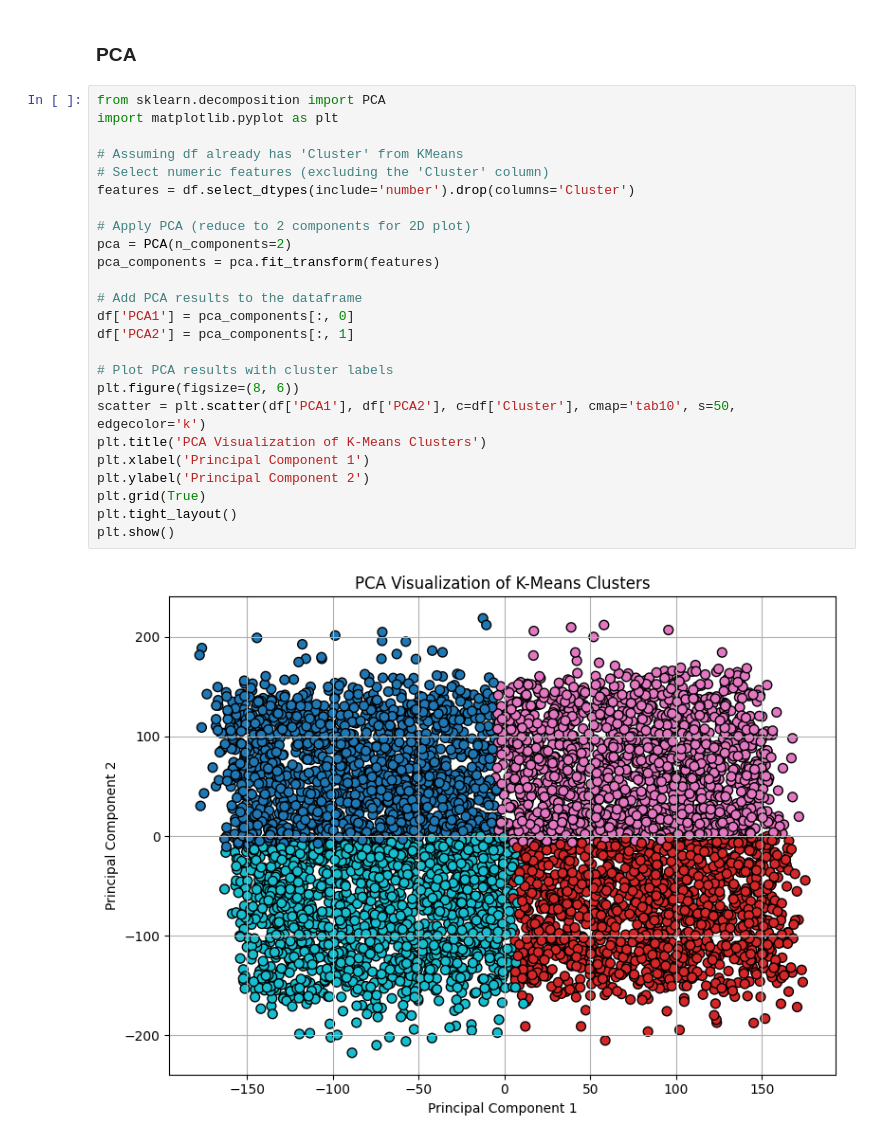
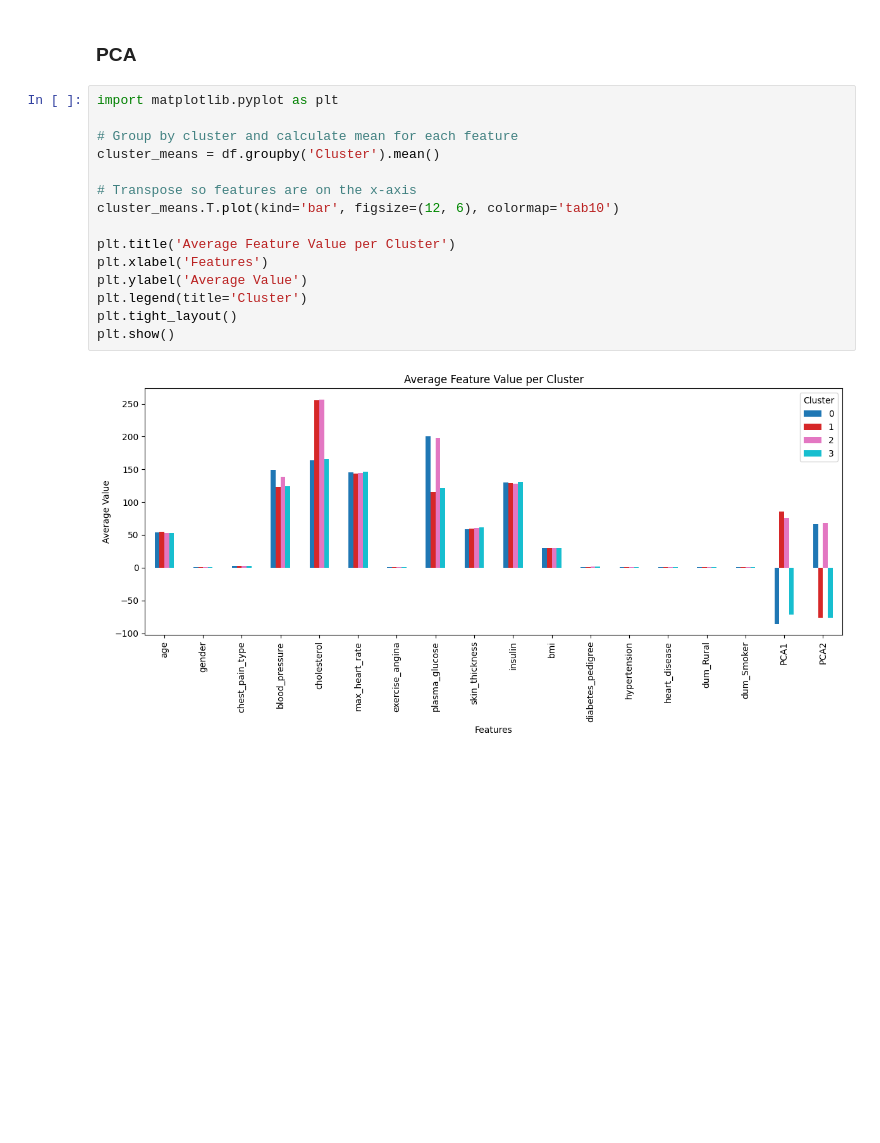
Before and after one commit to trin4turner/DM-Proj-Group-5, a Jupyter notebook: data mining group.ipynb, the cells around one changed output. Cells and saved outputs as stored; diff of their text form; blank space fills up the shorter version.

```diff
--- a/data mining group.ipynb
+++ b/data mining group.ipynb
@@ -357,29 +389,19 @@ plt.show()
 # %% [markdown]
 ### PCA
 # %%
-from sklearn.decomposition import PCA
 import matplotlib.pyplot as plt
 
-# Assuming df already has 'Cluster' from KMeans
-# Select numeric features (excluding the 'Cluster' column)
-features = df.select_dtypes(include='number').drop(columns='Cluster')
+# Group by cluster and calculate mean for each feature
+cluster_means = df.groupby('Cluster').mean()
 
-# Apply PCA (reduce to 2 components for 2D plot)
-pca = PCA(n_components=2)
-pca_components = pca.fit_transform(features)
+# Transpose so features are on the x-axis
+cluster_means.T.plot(kind='bar', figsize=(12, 6), colormap='tab10')
 
-# Add PCA results to the dataframe
-df['PCA1'] = pca_components[:, 0]
-df['PCA2'] = pca_components[:, 1]
-
-# Plot PCA results with cluster labels
-plt.figure(figsize=(8, 6))
-scatter = plt.scatter(df['PCA1'], df['PCA2'], c=df['Cluster'], cmap='tab10', s=50, edgecolor='k')
-plt.title('PCA Visualization of K-Means Clusters')
-plt.xlabel('Principal Component 1')
-plt.ylabel('Principal Component 2')
-plt.grid(True)
+plt.title('Average Feature Value per Cluster')
+plt.xlabel('Features')
+plt.ylabel('Average Value')
+plt.legend(title='Cluster')
 plt.tight_layout()
 plt.show()
 # %% [output]
-[figure, old version]
+[figure, new version]
```
Also changed, not shown: parts of 12 cells of this notebook.
